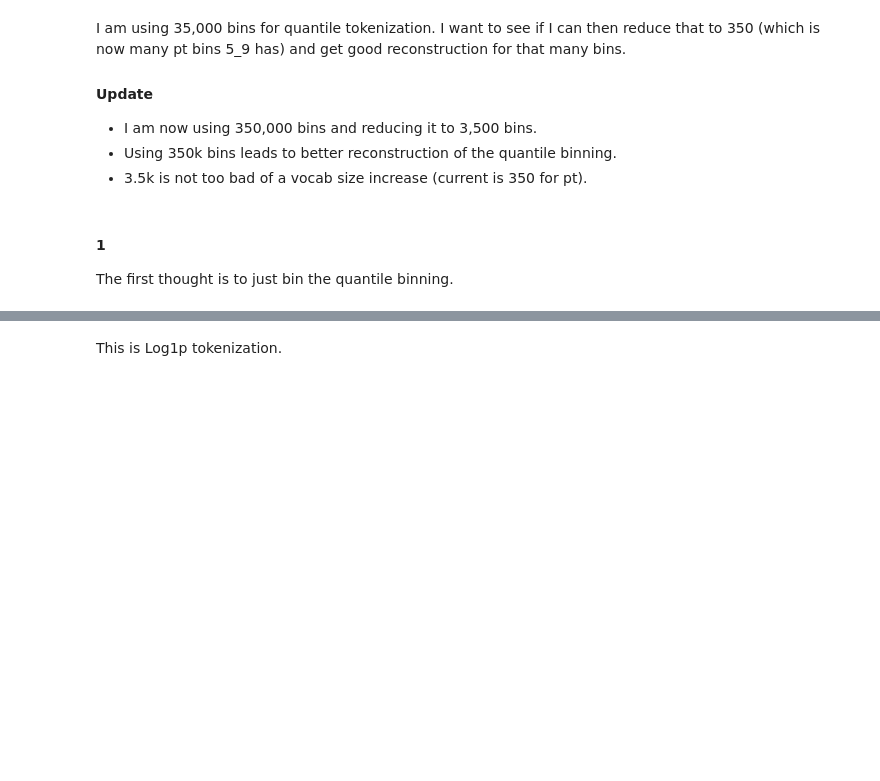
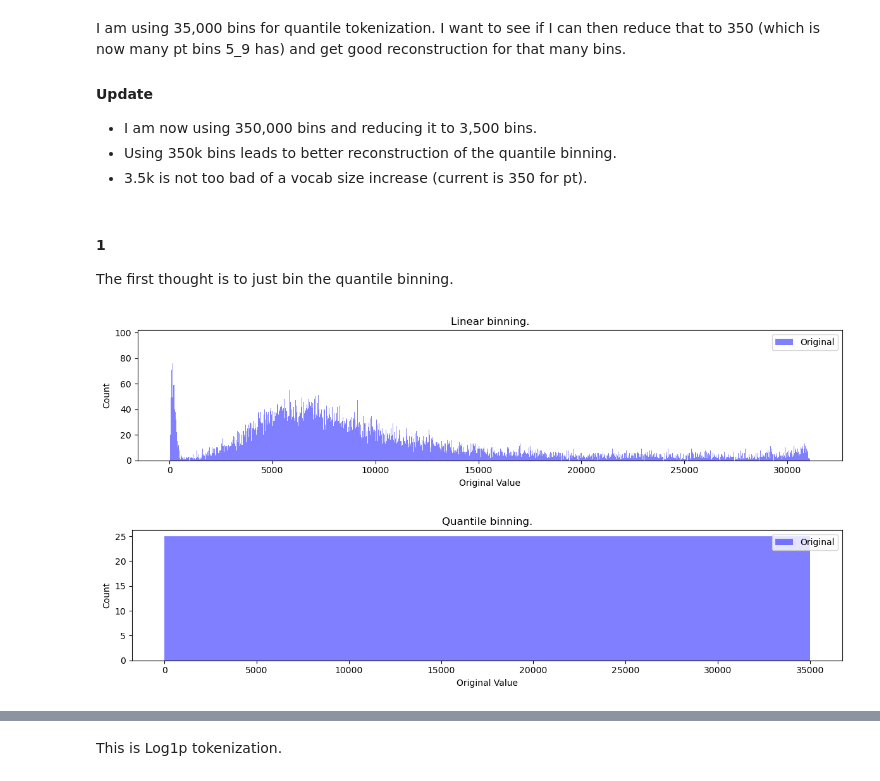
Before and after one commit to EshwaryForReasons/particleGPT, a Jupyter notebook: analysis_notebooks/transformation_testing_pt.ipynb, the cells around one changed output, grey strips where cells are left out. Drawn from its saved outputs; the diff is of its cells as text; code cells hidden in the pictures; blank space fills up the shorter version.

```diff
--- a/analysis_notebooks/transformation_testing_pt.ipynb
+++ b/analysis_notebooks/transformation_testing_pt.ipynb
@@ -198,6 +198,27 @@ I am using 35,000 bins for quantile tokenization. I want to see if I can then re
 # %% [markdown]
 #### 1
 The first thought is to just bin the quantile binning.
+# %%
+plt.figure(figsize=(12, 3))
+plt.hist(original_values, bins=8000, color='blue', alpha=0.5)
+plt.title("Linear binning.")
+plt.xlabel("Original Value")
+plt.ylabel("Count")
+plt.legend(['Original', 'Reconstructed (Bin edges)', 'Reconstructed (median)'])
+plt.tight_layout()
+plt.show()
+
+plt.figure(figsize=(12, 3))
+plt.hist(quan_bin_bins, bins=1400, color='blue', alpha=0.5)
+plt.title("Quantile binning.")
+plt.xlabel("Original Value")
+plt.ylabel("Count")
+plt.legend(['Original', 'Reconstructed (Bin edges)', 'Reconstructed (median)'])
+plt.tight_layout()
+plt.show()
+# %% [output]
+[figure, added]
+[figure, added]
 # %%
 print("This is the ideal. This is what we want to achieve with training.")
 plot_token_freq(current_tokens, "Quantile Binning Token Frequency")
```
Also changed, not shown: parts of 1 cell of this notebook, 8 other files.
